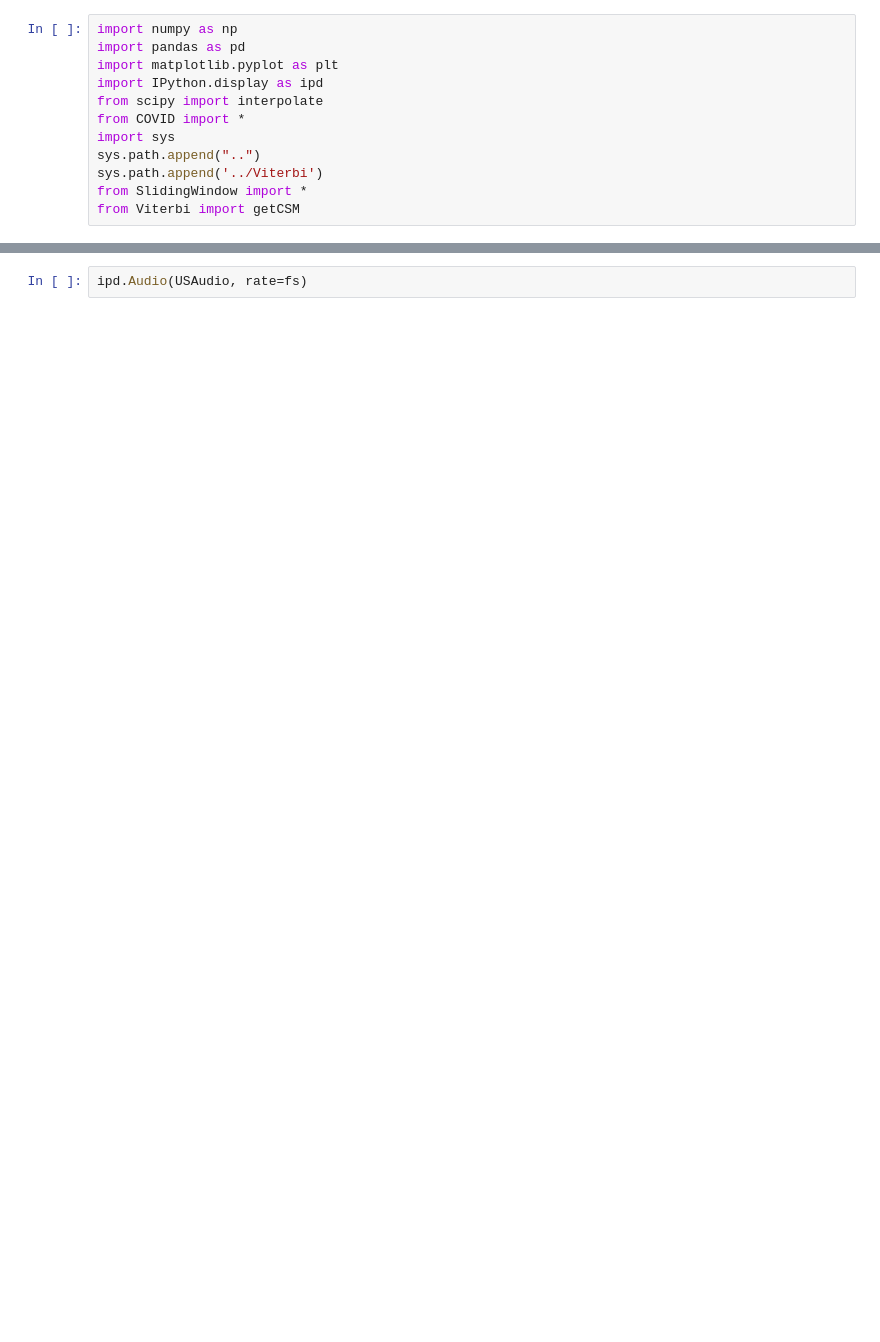
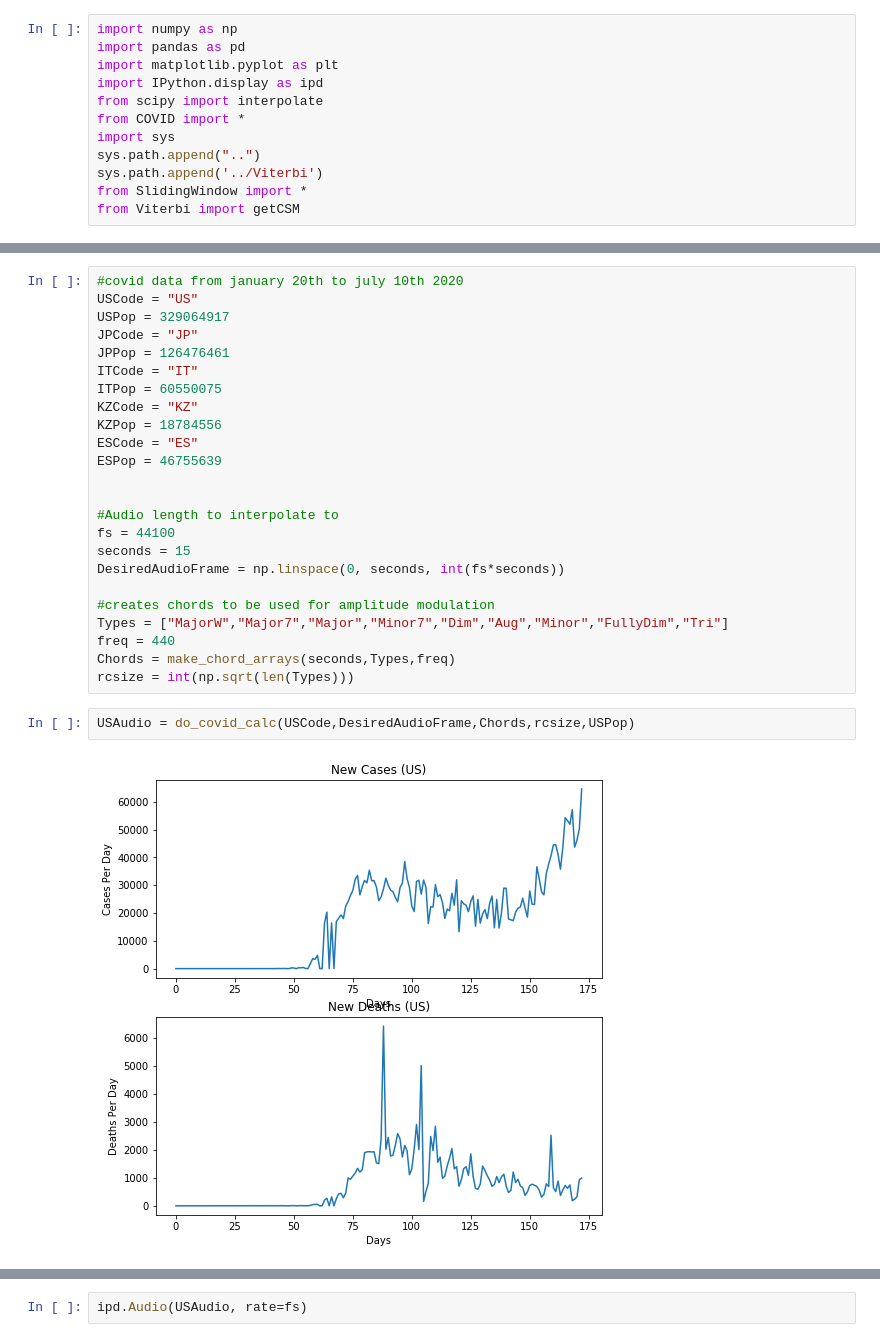
Before and after one commit to ctralie/Sonification, a Jupyter notebook: COVID/COVID.ipynb, the cells around one changed output, grey strips where cells are left out. Saved outputs shown, nothing was run; the diff lists cells and outputs as text; blank space fills up the shorter version.

Commit message:
Updated COVID,sounds work, variation is slight, has working graphs and cleaned up code with documentation

```diff
--- a/COVID/COVID.ipynb
+++ b/COVID/COVID.ipynb
@@ -52,0 +19,28 @@ ITAudio = create_audio(ITShape,ITEarcons,Chords,modamp)
+# %%
+#covid data from january 20th to july 10th 2020
+USCode = "US"
+USPop = 329064917
+JPCode = "JP"
+JPPop = 126476461
+ITCode = "IT"
+ITPop = 60550075
+KZCode = "KZ"
+KZPop = 18784556
+ESCode = "ES"
+ESPop = 46755639
+
+
+#Audio length to interpolate to
+fs = 44100
+seconds = 15
+DesiredAudioFrame = np.linspace(0, seconds, int(fs*seconds))
+
+#creates chords to be used for amplitude modulation
+Types = ["MajorW","Major7","Major","Minor7","Dim","Aug","Minor","FullyDim","Tri"]
+freq = 440
+Chords = make_chord_arrays(seconds,Types,freq)
+rcsize = int(np.sqrt(len(Types)))
+# %%
+USAudio = do_covid_calc(USCode,DesiredAudioFrame,Chords,rcsize,USPop)
+# %% [output]
+[figure, added]
```
Also changed, not shown: parts of 16 cells of this notebook, 1 other file.
